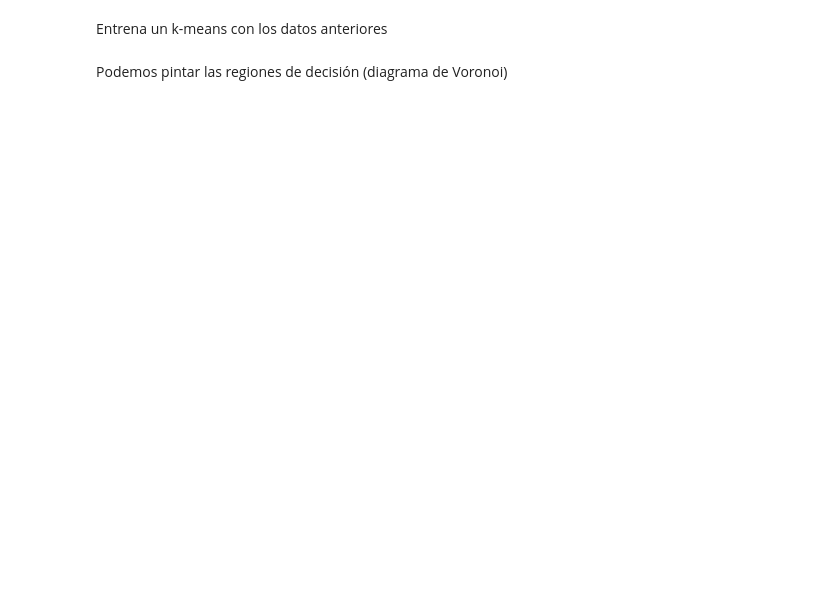
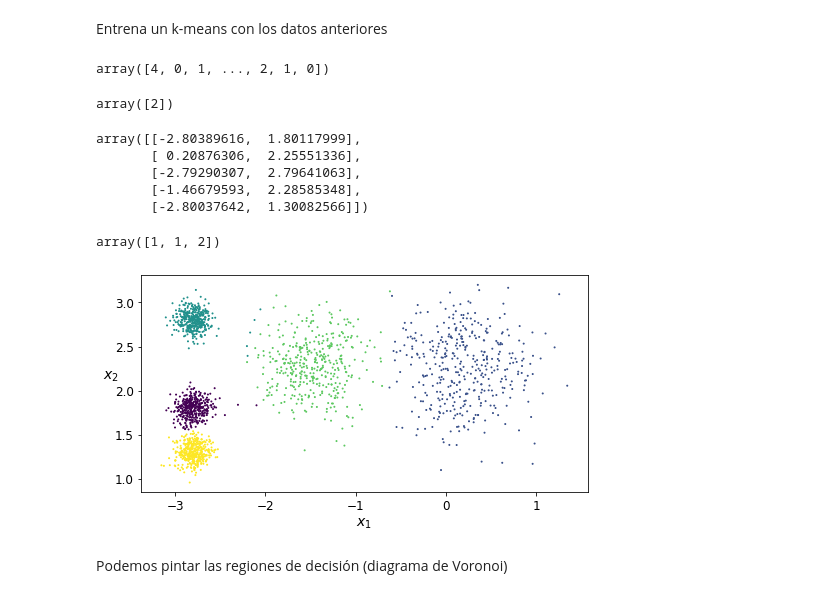
Before and after one commit to YonatanRA/ds_tb_part_21_09, a Jupyter notebook: 03-Machine_Learning/7.1 - Algoritmos de agrupación.ipynb, the cells around one changed output. Drawn from its saved outputs; the diff is of its cells as text; code cells hidden in the pictures; blank space fills up the shorter version.

```diff
--- a/03-Machine_Learning/7.1 - Algoritmos de agrupación.ipynb
+++ b/03-Machine_Learning/7.1 - Algoritmos de agrupación.ipynb
@@ -85,5 +108,20 @@ plt.show()
 # %%
 # Generamos otro dataset
+from sklearn.datasets import make_blobs
+
+blob_centroides = np.array([[0.20, 2.3],
+                            [-1.5, 2.3],
+                            [-2.8, 1.8],
+                            [-2.8, 2.8],
+                            [-2.8, 1.3]
+                           ])
+
+blob_std = np.array([0.4, 0.3, 0.1, 0.1, 0.1])
+# %%
+X,y = make_blobs(n_samples=2000,
+                centers = blob_centroides,
+                cluster_std = blob_std,
+                random_state=7)
 # %%
 def plot_clusters(X, y=None):
     plt.scatter(X[:, 0], X[:, 1], c=y, s=1)
@@ -97,11 +138,40 @@ plt.show()
 # %% [markdown]
 Entrena un k-means con los datos anteriores
+# %%
+k = 5
+kmeans = KMeans(n_clusters=k,random_state=42)
+y_pred = kmeans.fit_predict(X)
+y_pred
+# %% [output]
+array([4, 0, 1, ..., 2, 1, 0])
 # %%
 # Predicciones
+kmeans.predict([[-2,3]])
+# %% [output]
+array([2])
 # %%
 # Centroides
+kmeans.cluster_centers_
+# %% [output]
+array([[-2.80389616,  1.80117999],
+       [ 0.20876306,  2.25551336],
+       [-2.79290307,  2.79641063],
+       [-1.46679593,  2.28585348],
+       [-2.80037642,  1.30082566]])
 # %%
 # Predicciones de varios puntos
+X_new = np.array([[0,2],
+                  [3,2],
+                  [-3,3]])
+kmeans.predict(X_new)
+# %% [output]
+array([1, 1, 2])
+# %%
+plt.figure(figsize=(8,4))
+plot_clusters(X,y=kmeans.predict(X))
+plt.show()
+# %% [output]
+[figure, added]
 # %% [markdown]
 Podemos pintar las regiones de decisión (diagrama de Voronoi)
 # %%
```
Also changed, not shown: parts of 31 cells of this notebook.
